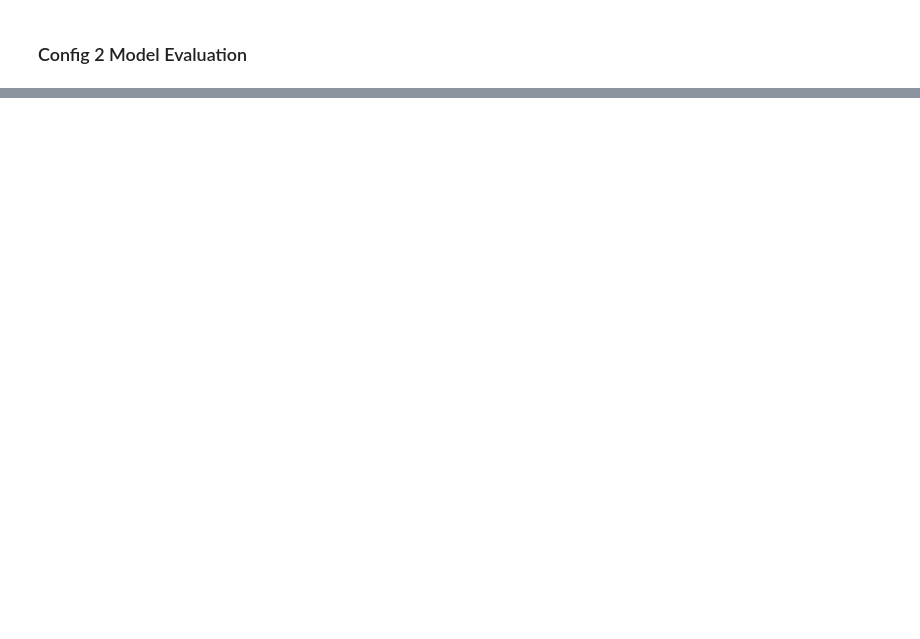
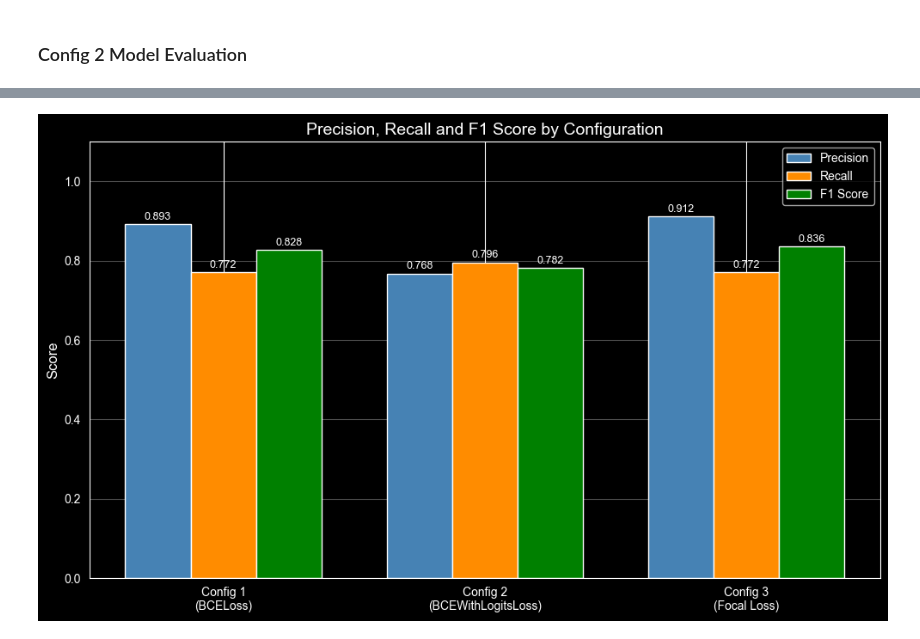
Before and after one commit to domparsons/fraud-detection-neural-networks, a Jupyter notebook: sample.ipynb, the cells around one changed output, grey strips where cells are left out. Cells and saved outputs as stored; diff of their text form; code cells hidden in the pictures; blank space fills up the shorter version.

```diff
--- a/sample.ipynb
+++ b/sample.ipynb
@@ -617,0 +616,32 @@ Config 3 edges out Config 1 on F1 (0.8361 vs 0.8356), though Config 1 achieves t
+# %%
+# Precision, Recall, F1 comparison bar chart
+labels = ['Config 1\n(BCELoss)', 'Config 2\n(BCEWithLogitsLoss)', 'Config 3\n(Focal Loss)']
+precision_scores = [metrics1['precision'], metrics2['precision'], metrics3['precision']]
+recall_scores    = [metrics1['recall'],    metrics2['recall'],    metrics3['recall']]
+f1_scores        = [metrics1['f1'],        metrics2['f1'],        metrics3['f1']]
+
+x = np.arange(len(labels))
+width = 0.25
+
+fig, ax = plt.subplots(figsize=(10, 6))
+bars1 = ax.bar(x - width, precision_scores, width, label='Precision', color='steelblue')
+bars2 = ax.bar(x,         recall_scores,    width, label='Recall',    color='darkorange')
+bars3 = ax.bar(x + width, f1_scores,        width, label='F1 Score',  color='green')
+
+for bars in [bars1, bars2, bars3]:
+    for bar in bars:
+        height = bar.get_height()
+        ax.text(bar.get_x() + bar.get_width() / 2, height + 0.005,
+                f'{height:.3f}', ha='center', va='bottom', fontsize=9)
+
+ax.set_ylabel('Score', fontsize=12)
+ax.set_title('Precision, Recall and F1 Score by Configuration', fontsize=14)
+ax.set_xticks(x)
+ax.set_xticklabels(labels)
+ax.set_ylim(0, 1.1)
+ax.legend()
+ax.grid(axis='y', alpha=0.3)
+plt.tight_layout()
+plt.show()
+# %% [output]
+[figure, added]
```
Also changed, not shown: parts of 24 cells of this notebook.
